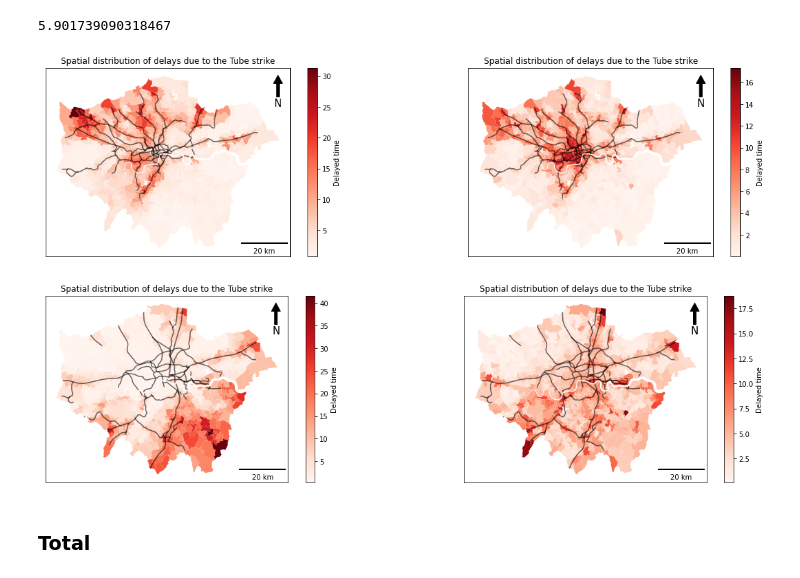
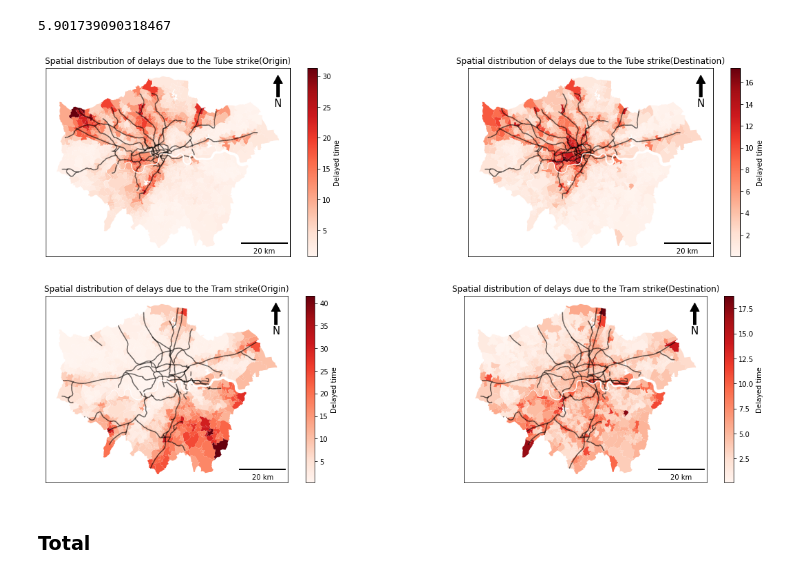
Before and after one commit to xinyi8888/CASA_dissertation, a Jupyter notebook: Draft.ipynb, the cells around one changed output. Drawn from its saved outputs; the diff is of its cells as text; code cells hidden in the pictures.

```diff
--- a/Draft.ipynb
+++ b/Draft.ipynb
@@ -465,36 +468,36 @@ commuter_strike_sum_destination_geo=pd.merge(London, commuter_strike_sum_destina
 fig, axes = plt.subplots(figsize=(20,5), nrows=1, ncols=2)
 
 
 #commute_time_strike_mean_geo.plot(column=commute_time_strike_mean_geo['commute_time_difference_p25'], legend= True, cmap='Reds', ax=axes[0])
 commuter_strike_sum_origin_geo.plot(column=commuter_strike_sum_origin['average_difference_tube'], legend= False, cmap='Reds', alpha=1, ax=axes[0])
 #lines.plot(color='black', alpha=0.4, ax=axes[0])
 clipped_London_tube.plot(color='black', alpha=0.6, ax=axes[0])
 axes[0].set_xticks([])
 axes[0].set_yticks([])
 axes[0].add_artist(ScaleBar(dx=dx, dimension="si-length", units="m", location="lower right"))
-axes[0].set_title('Spatial distribution of delays due to the Tube strike')
+axes[0].set_title('Spatial distribution of delays due to the Tube strike(Origin)')
 axes[0].annotate('N', xy=(x, y), xytext=(x, y-arrow_length),
             arrowprops=dict(facecolor='black', width=4, headwidth=13),
             ha='center', va='center', fontsize=15,
             xycoords=axes[0].transAxes)
 cbar = plt.colorbar(axes[0].collections[0], ax=axes[0])
 cbar.set_label('Delayed time')
 
 
 commuter_strike_sum_destination_geo.plot(column=commuter_strike_sum_destination_geo['average_difference_tube'], legend= False, cmap='Reds', ax=axes[1])
 clipped_London_tube.plot(color='black', alpha=0.6, ax=axes[1])
 axes[1].set_xticks([])
 axes[1].set_yticks([])
 axes[1].add_artist(ScaleBar(dx=dx, dimension="si-length", units="m", location="lower right"))
-axes[1].set_title('Spatial distribution of delays due to the Tube strike')
+axes[1].set_title('Spatial distribution of delays due to the Tube strike(Destination)')
 axes[1].annotate('N', xy=(x, y), xytext=(x, y-arrow_length),
             arrowprops=dict(facecolor='black', width=4, headwidth=13),
             ha='center', va='center', fontsize=15,
             xycoords=axes[1].transAxes)
 cbar = plt.colorbar(axes[1].collections[0], ax=axes[1])
 cbar.set_label('Delayed time')
 # %% [output]
-[figure, old version]
+[figure, new version]
 # %%
 fig, axes = plt.subplots(figsize=(20,5), nrows=1, ncols=2)
 
@@ -506,7 +509,7 @@ clipped_London_rail.plot(color='black', alpha=0.6, ax=axes[0])
 axes[0].set_xticks([])
 axes[0].set_yticks([])
 axes[0].add_artist(ScaleBar(dx=dx, dimension="si-length", units="m", location="lower right"))
-axes[0].set_title('Spatial distribution of delays due to the Tube strike')
+axes[0].set_title('Spatial distribution of delays due to the Tram strike(Origin)')
 axes[0].annotate('N', xy=(x, y), xytext=(x, y-arrow_length),
             arrowprops=dict(facecolor='black', width=4, headwidth=13),
             ha='center', va='center', fontsize=15,
@@ -520,7 +523,7 @@ clipped_London_rail.plot(color='black', alpha=0.6, ax=axes[1])
 axes[1].set_xticks([])
 axes[1].set_yticks([])
 axes[1].add_artist(ScaleBar(dx=dx, dimension="si-length", units="m", location="lower right"))
-axes[1].set_title('Spatial distribution of delays due to the Tube strike')
+axes[1].set_title('Spatial distribution of delays due to the Tram strike(Destination)')
 axes[1].annotate('N', xy=(x, y), xytext=(x, y-arrow_length),
             arrowprops=dict(facecolor='black', width=4, headwidth=13),
             ha='center', va='center', fontsize=15,
@@ -528,7 +531,7 @@ axes[1].annotate('N', xy=(x, y), xytext=(x, y-arrow_length),
 cbar = plt.colorbar(axes[1].collections[0], ax=axes[1])
 cbar.set_label('Delayed time')
 # %% [output]
-[figure, old version]
+[figure, new version]
 # %% [markdown]
 ### Total
 # %%
```
Also changed, not shown: parts of 4 cells of this notebook.
